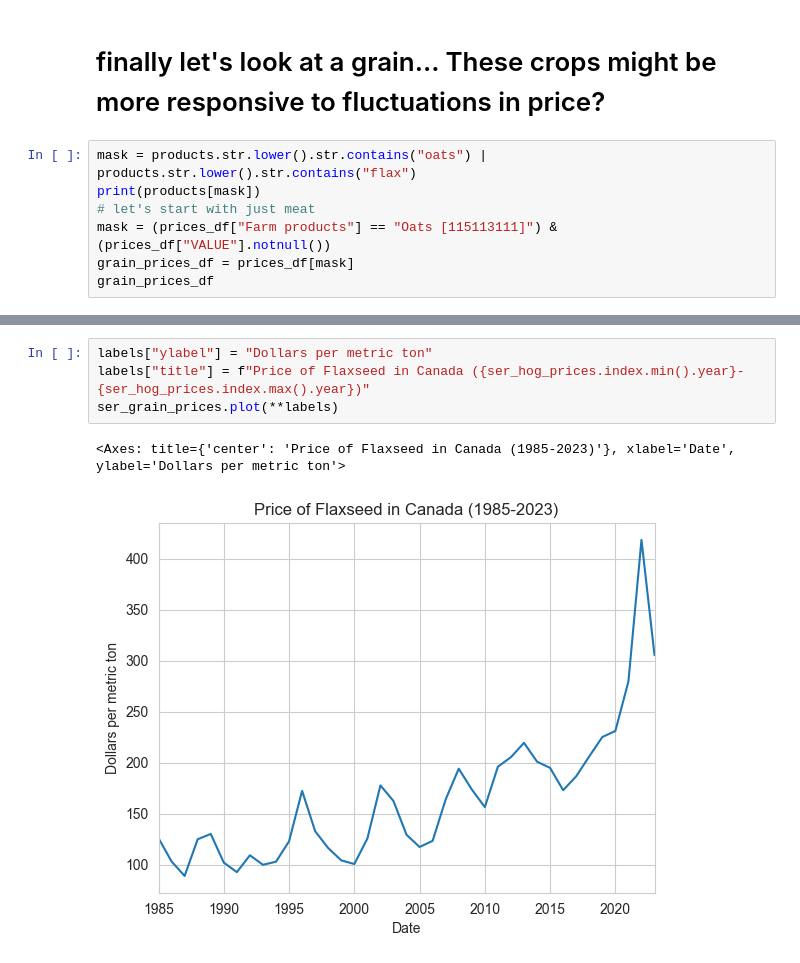
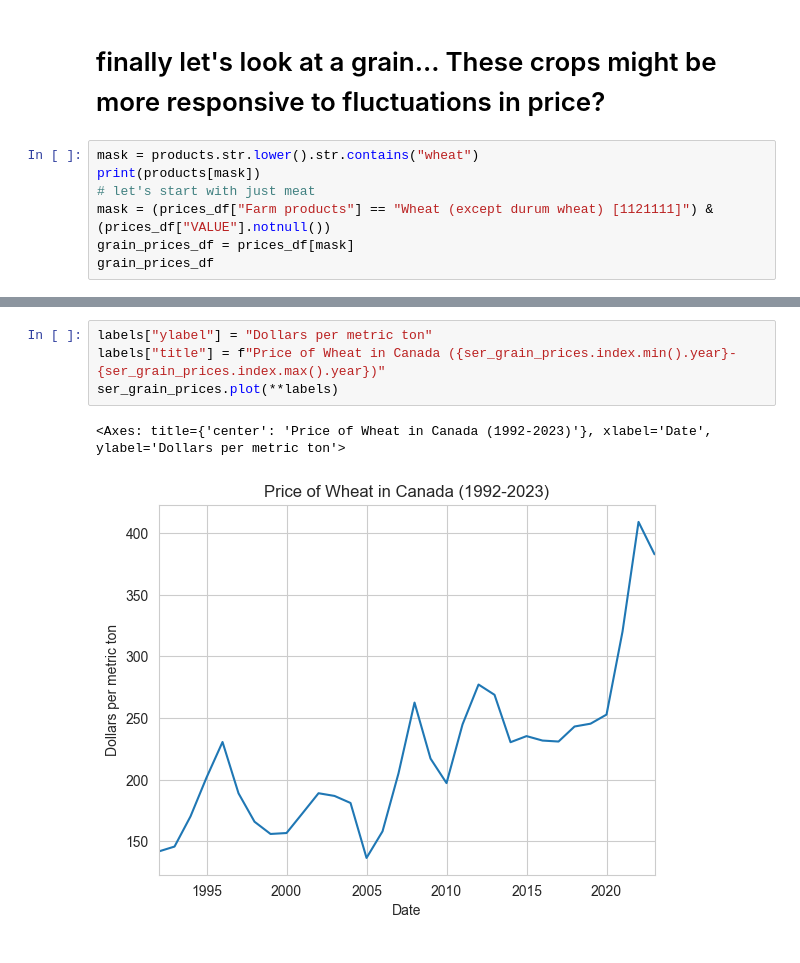
Before and after one commit to davjfish/WatspeedFoundationsGroupProject, a Jupyter notebook: david_scratch.ipynb, the cells around one changed output, grey strips where cells are left out. Cells and saved outputs as stored; diff of their text form.

```diff
--- a/david_scratch.ipynb
+++ b/david_scratch.ipynb
@@ -444,10 +444,10 @@ sns.lmplot(data=final_df, x="prices", y="counts")
 # %% [markdown]
 # finally let's look at a grain... These crops might be more responsive to fluctuations in price?
 # %%
-mask = products.str.lower().str.contains("oats") | products.str.lower().str.contains("flax")
+mask = products.str.lower().str.contains("wheat")
 print(products[mask])
 # let's start with just meat
-mask = (prices_df["Farm products"] == "Oats [115113111]") & (prices_df["VALUE"].notnull())
+mask = (prices_df["Farm products"] == "Wheat (except durum wheat) [1121111]") & (prices_df["VALUE"].notnull())
 grain_prices_df = prices_df[mask]
 grain_prices_df
 # %% [output]
@@ -502,11 +515,11 @@ YEAR
 Name: prices, dtype: float64
 # %%
 labels["ylabel"] = "Dollars per metric ton"
-labels["title"] = f"Price of Flaxseed in Canada ({ser_hog_prices.index.min().year}-{ser_hog_prices.index.max().year})"
+labels["title"] = f"Price of Wheat in Canada ({ser_grain_prices.index.min().year}-{ser_grain_prices.index.max().year})"
 ser_grain_prices.plot(**labels)
 # %% [output]
-<Axes: title={'center': 'Price of Flaxseed in Canada (1985-2023)'}, xlabel='Date', ylabel='Dollars per metric ton'>
+<Axes: title={'center': 'Price of Wheat in Canada (1992-2023)'}, xlabel='Date', ylabel='Dollars per metric ton'>
-[figure, old version]
+[figure, new version]
 # %%
 # now we have to find a oat production dataset
 # from https://open.canada.ca/data/en/dataset/dd8ffdfb-d9fb-4f16-be28-50632a64d95c
```
Also changed, not shown: parts of 11 cells of this notebook.
